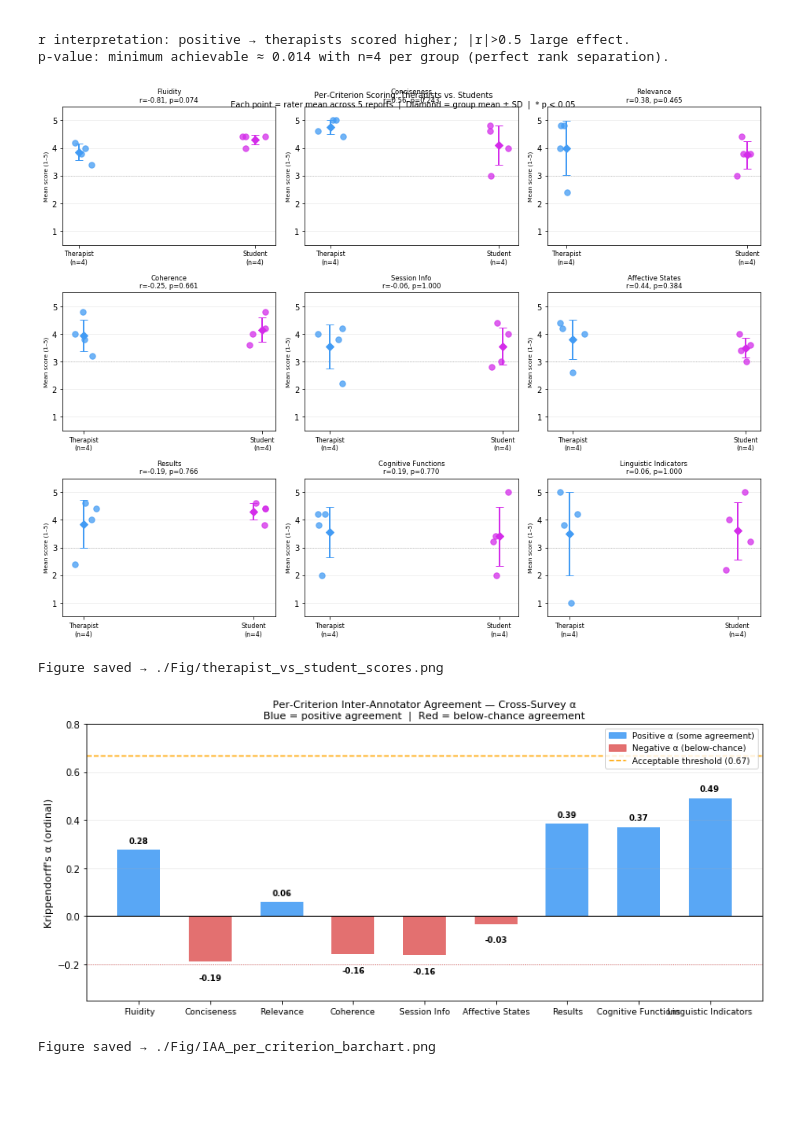
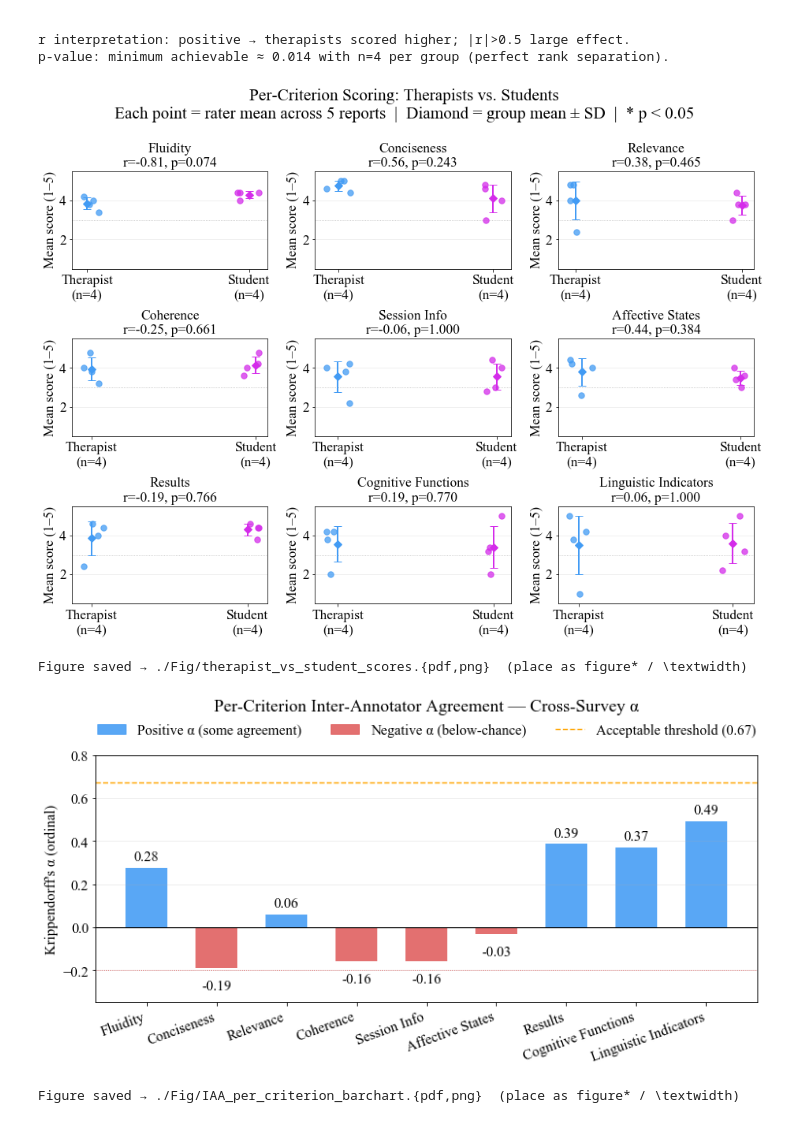
Before and after one commit to yongxin2020/clinical-nlg-human-eval, a Jupyter notebook: code/eval_results.ipynb, the cells around one changed output. Saved outputs shown, nothing was run; the diff lists cells and outputs as text; code cells hidden in the pictures; blank space fills up the shorter version.

```diff
--- a/code/eval_results.ipynb
+++ b/code/eval_results.ipynb
@@ -176,7 +214,9 @@ print("[†] Disconnected design: V1 and V2 raters evaluated different reports."
 print("    D_e estimated from pooled distributions — treat as indicative only.")
 
 # ── Bar chart ─────────────────────────────────────────────────────────────────
-fig, ax = plt.subplots(figsize=(7, 4), facecolor="white")
+FIG_W = 7
+fs = paper_fontsizes(FIG_W)
+fig, ax = plt.subplots(figsize=(FIG_W, 4.5), facecolor="white")
 
 labels  = df_iaa_summary.index.tolist()
 alphas  = df_iaa_summary["α"].values
@@ -186,23 +226,25 @@ hatches = ["", "", "/"]
 for i, (label, val, color, hatch) in enumerate(zip(labels, alphas, colors, hatches)):
     bar = ax.bar(i, val, color=color, alpha=0.85, hatch=hatch, width=0.5)
     ax.text(i, val + (0.02 if val >= 0 else -0.06), f"{val:.3f}",
-            ha="center", va="bottom", fontsize=9)
+            ha="center", va="bottom", fontsize=fs["tick"])
 
 ax.set_xticks(range(len(labels)))
-ax.set_xticklabels(labels, fontsize=9)
+ax.set_xticklabels(labels, fontsize=fs["tick"])
+ax.tick_params(axis="y", labelsize=fs["tick"])
 ax.axhline(0,   color="gray",   linestyle="--", linewidth=0.8)
 ax.axhline(0.6, color="orange", linestyle=":",  linewidth=1.2, label="Moderate (0.6)")
 ax.axhline(0.8, color="red",    linestyle=":",  linewidth=1.2, label="Strong (0.8)")
-ax.set_ylabel("Krippendorff's α", fontsize=11)
-ax.set_title("Overall IAA — 4 raters per survey, all 9 criteria", fontsize=11)
+ax.set_ylabel("Krippendorff's α", fontsize=fs["label"])
+ax.set_title("Overall IAA — 4 raters per survey, all 9 criteria", fontsize=fs["title"], pad=fs["title"] * 3)
 ax.set_ylim(-0.1, 0.7)
-ax.legend(fontsize=9)
+ax.legend(fontsize=fs["legend"], frameon=False, loc="lower center",
+          bbox_to_anchor=(0.5, 1.02), ncol=2)
 ax.grid(axis="y", alpha=0.3)
 
 plt.tight_layout()
-plt.savefig("./Fig/IAA_overall_alpha.png", dpi=150)
+savefig_for_paper(fig, "./Fig/IAA_overall_alpha")
 plt.show()
-print("Figure saved → ./Fig/IAA_overall_alpha.png")
+print("Figure saved → ./Fig/IAA_overall_alpha.{pdf,png}")
 # %% [output]
 Krippendorff's Alpha (ordinal) — Overall IAA
 =======================================================
@@ -427,7 +540,10 @@ r interpretation: positive → therapists scored higher; |r|>0.5 large effect.
 p-value: minimum achievable ≈ 0.014 with n=4 per group (perfect rank separation).
 # %%
 criteria_list = list(criteria_labels.values())
-fig, axes = plt.subplots(3, 3, figsize=(13, 10), facecolor="white")
+# Placed as a full-width figure* in LaTeX (3x3 grid needs the extra width to stay legible).
+FIG_W = 13
+fs = paper_fontsizes(FIG_W, placed_width_in=TEXT_WIDTH_IN)
+fig, axes = plt.subplots(3, 3, figsize=(FIG_W, 10), facecolor="white")
 
 GROUP_COLORS = {"Therapist": "#429bf4", "Student": "#d42cea"}
 np.random.seed(42)
@@ -449,75 +565,78 @@ for ax, criterion in zip(axes.flat, criteria_list):
     row = df_stats.loc[criterion]
     sig = "*" if row["p"] < 0.05 else ""
     ax.set_title(f"{criterion}\nr={row['r (rank-biserial)']:.2f}, p={row['p']:.3f}{sig}",
-                 fontsize=8.5)
+                 fontsize=fs["label"])
     ax.set_xticks([0, 1])
-    ax.set_xticklabels(["Therapist\n(n=4)", "Student\n(n=4)"], fontsize=8)
+    ax.set_xticklabels(["Therapist\n(n=4)", "Student\n(n=4)"], fontsize=fs["tick"])
+    ax.tick_params(axis="y", labelsize=fs["tick"])
     ax.set_ylim(0.5, 5.5)
     ax.axhline(3, color="gray", linestyle=":", linewidth=0.8, alpha=0.6)
-    ax.set_ylabel("Mean score (1–5)", fontsize=7.5)
+    ax.set_ylabel("Mean score (1–5)", fontsize=fs["tick"])
     ax.grid(axis="y", alpha=0.25)
 
 fig.suptitle(
     "Per-Criterion Scoring: Therapists vs. Students\n"
     "Each point = rater mean across 5 reports  |  Diamond = group mean ± SD  |  * p < 0.05",
-    fontsize=10,
+    fontsize=fs["title"],
 )
-plt.tight_layout()
-plt.savefig("./Fig/therapist_vs_student_scores.png", dpi=150)
+plt.tight_layout(rect=[0, 0, 1, 0.90])
+savefig_for_paper(fig, "./Fig/therapist_vs_student_scores")
 plt.show()
-print("Figure saved → ./Fig/therapist_vs_student_scores.png")
+print("Figure saved → ./Fig/therapist_vs_student_scores.{pdf,png}  (place as figure* / \\textwidth)")
 # %% [output]
-[figure, old version]
+[figure, new version]
-Figure saved → ./Fig/therapist_vs_student_scores.png
+Figure saved → ./Fig/therapist_vs_student_scores.{pdf,png}  (place as figure* / \textwidth)
 # %%
 # ── Fig 1: Per-criterion IAA bar chart (cross-survey α, color = positive/negative) ──
+# Placed as a full-width figure* in LaTeX (9 criteria need the extra width to stay legible).
 cross_alpha = df_per_criterion["Cross_all"].values
 criteria_list_labels = list(criteria_labels.values())
 
 bar_colors = ["#429bf4" if v >= 0 else "#e05c5c" for v in cross_alpha]
 
-fig1, ax1 = plt.subplots(figsize=(11, 5), facecolor="white")
+FIG_W = 11
+fs = paper_fontsizes(FIG_W, placed_width_in=TEXT_WIDTH_IN)
+fig1, ax1 = plt.subplots(figsize=(FIG_W, 5.5), facecolor="white")
 bars = ax1.bar(criteria_list_labels, cross_alpha, color=bar_colors, width=0.6, alpha=0.88)
 
 # value labels on bars
 for bar_, val in zip(bars, cross_alpha):
     ypos = val + 0.02 if val >= 0 else val - 0.05
     va   = "bottom" if val >= 0 else "top"
     ax1.text(bar_.get_x() + bar_.get_width() / 2, ypos,
-             f"{val:.2f}", ha="center", va=va, fontsize=8.5, fontweight="bold")
+             f"{val:.2f}", ha="center", va=va, fontsize=fs["tick"], fontweight="bold")
 
 # reference lines
 ax1.axhline(0,    color="black", linewidth=1.0, linestyle="-")
 ax1.axhline(0.67, color="orange", linewidth=1.4, linestyle="--",
             label="Acceptable threshold (α = 0.67)")
 ax1.axhline(-0.2, color="#e05c5c", linewidth=0.8, linestyle=":",
             label="Below-chance agreement (α < 0)")
 
-ax1.set_ylabel("Krippendorff's α (ordinal)", fontsize=11)
-ax1.set_title("Per-Criterion Inter-Annotator Agreement — Cross-Survey α\n"
-              "Blue = positive agreement  |  Red = below-chance agreement", fontsize=11)
+ax1.set_ylabel("Krippendorff's α (ordinal)", fontsize=fs["label"])
+ax1.set_title("Per-Criterion Inter-Annotator Agreement — Cross-Survey α", fontsize=fs["title"], pad=fs["title"] * 2.5)
 ax1.set_ylim(-0.35, 0.80)
-ax1.tick_params(axis="x", labelsize=9)
-ax1.legend(fontsize=9, loc="upper right")
+ax1.set_xticklabels(criteria_list_labels, rotation=20, ha="right", fontsize=fs["tick"])
+ax1.tick_params(axis="y", labelsize=fs["tick"])
 ax1.grid(axis="y", alpha=0.25)
 
 # colour legend patches
 from matplotlib.patches import Patch
 legend_handles = [
     Patch(color="#429bf4", alpha=0.88, label="Positive α (some agreement)"),
     Patch(color="#e05c5c", alpha=0.88, label="Negative α (below-chance)"),
+    plt.Line2D([0], [0], color="orange", linewidth=1.4, linestyle="--",
+               label="Acceptable threshold (0.67)"),
 ]
-ax1.legend(handles=legend_handles +
-           [plt.Line2D([0], [0], color="orange", linewidth=1.4, linestyle="--",
-                       label="Acceptable threshold (0.67)")],
-           fontsize=9, loc="upper right")
+ax1.legend(handles=legend_handles, fontsize=fs["legend"], frameon=False,
+           loc="lower center", bbox_to_anchor=(0.5, 1.02), ncol=3)
 
 plt.tight_layout()
-plt.savefig("./Fig/IAA_per_criterion_barchart.png", dpi=150)
+savefig_for_paper(fig1, "./Fig/IAA_per_criterion_barchart")
 plt.show()
-print("Figure saved → ./Fig/IAA_per_criterion_barchart.png")
+print("Figure saved → ./Fig/IAA_per_criterion_barchart.{pdf,png}  (place as figure* / \\textwidth)")
 # %% [output]
-[figure, old version]
+[figure, new version]
-Figure saved → ./Fig/IAA_per_criterion_barchart.png
+Figure saved → ./Fig/IAA_per_criterion_barchart.{pdf,png}  (place as figure* / \textwidth)
 # %%
 # ── Fig 2: Therapist vs Student — grouped bar chart (9 criteria) ──────────────
```
Also changed, not shown: parts of 16 cells of this notebook, 9 other files.
